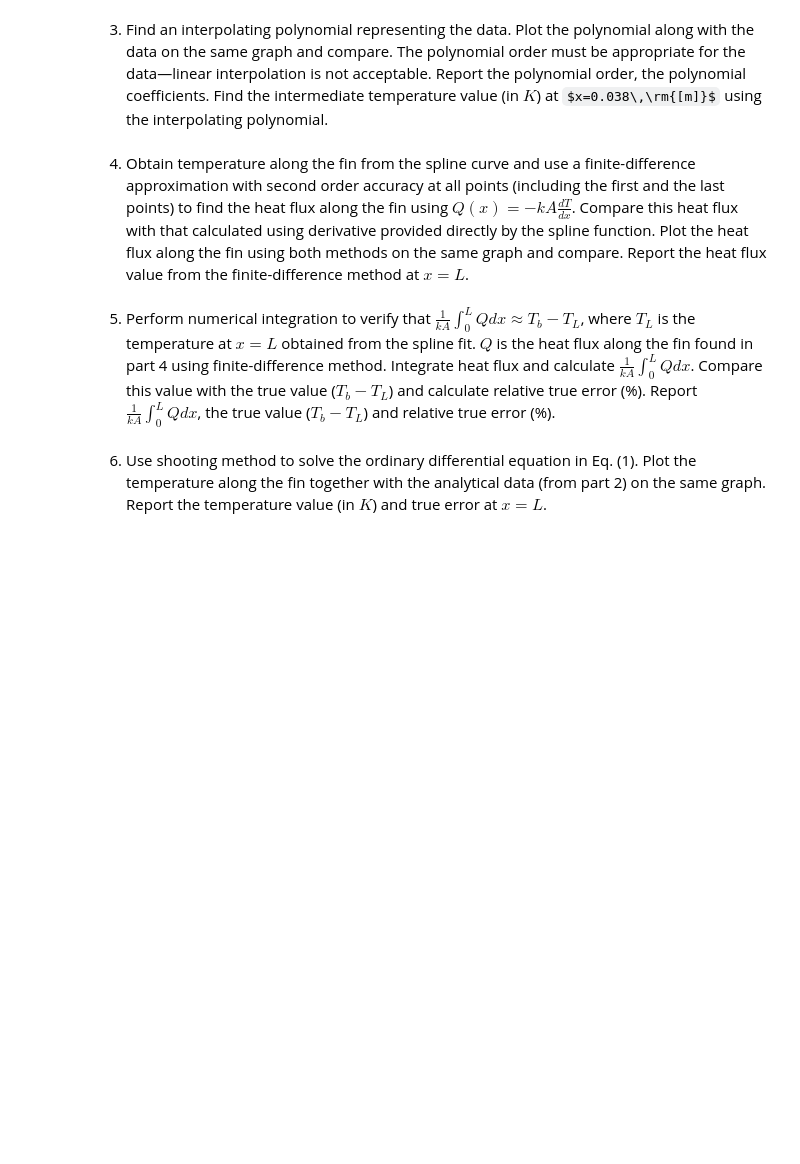
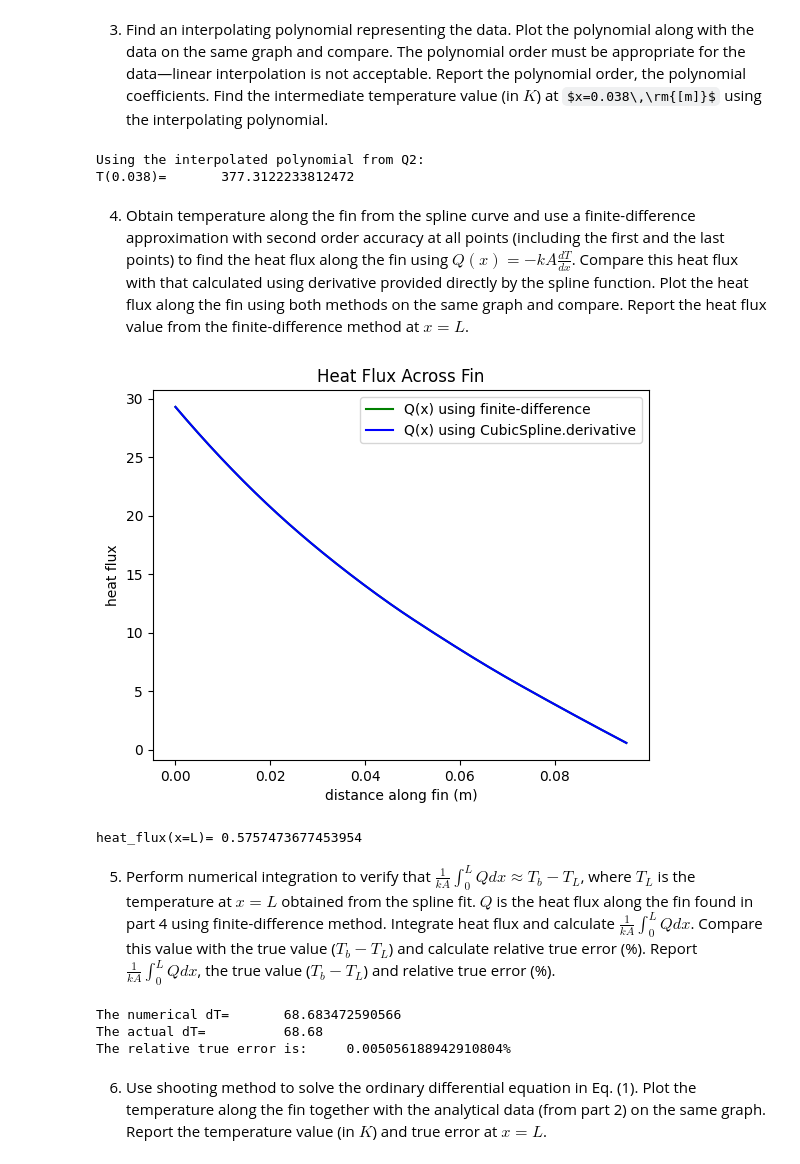
Before and after one commit to JimInput/ME2015, a Jupyter notebook: project/project.ipynb, the cells around one changed output. Drawn from its saved outputs; the diff is of its cells as text; code cells hidden in the pictures; some formulas as TeX source; blank space fills up the shorter version.

```diff
--- a/project/project.ipynb
+++ b/project/project.ipynb
@@ -23,0 +22,26 @@ T=T_{b}\ &\rm{at}&\ x=0 \\
+# %%
+# Answer 1
+import numpy as np
+from scipy import optimize
+
+epsilon = 1e-6
+h = 120 # W/m^2-K
+k = 205 # W/mK
+Tb = 423 # K
+Tamb = 300 # K
+a = 5e-4
+
+Q = lambda mL: -((mL)**(-1/3))*np.tanh(mL)
+
+Q_max = optimize.minimize_scalar(Q, bounds=(0,10))
+
+mL = Q_max.x
+R = ((2*h*a**2)/(k*mL**2))**(1/3)
+L = a/R
+
+A = np.pi*R**2
+P = 2*np.pi*R
+
+print(f"mL\t=\t{mL}")
+print(f"R\t=\t{R}")
+print(f"L\t=\t{L}")
@@ -42,2 +116,9 @@ Plot the polynomial along with the spline curve and the data on the same graph a
+# %%
+# Answer 3
+print("Using the interpolated polynomial from Q2: ")
+print(f"T(0.038)=\t{poly_fit(0.038)}")
+# %% [output]
+Using the interpolated polynomial from Q2:
+T(0.038)=       377.3122233812472
 # %% [markdown]
 4. Obtain temperature along the fin from the spline curve and use a finite-difference approximation with second order accuracy at all points (including the first and the last points) to find the heat flux along the fin using $Q(x)=-kA \frac{dT}{dx}$. Compare this heat flux with that calculated using derivative provided directly by the spline function. Plot the heat flux along the fin using both methods on the same graph and compare. Report the heat flux value from the finite-difference method at $x=L$.
@@ -46,2 +125,24 @@ Plot the polynomial along with the spline curve and the data on the same graph a
+# %%
+# Answer 4
+delta = 0.00001
+# we are using spline fit here
+T_prime_approx = lambda x: (spline_fit(x+delta) - spline_fit(x-delta))/(2*delta)
+T_prime_exact = spline_fit.derivative(1)
+
+Q_approx = lambda x: -k*A*T_prime_approx(x)
+Q_exact = lambda x: -k*A*T_prime_exact(x)
+
+plt.title("Heat Flux Across Fin")
+plt.xlabel("distance along fin (m)")
+plt.ylabel("heat flux")
+plt.plot(x_linspace, Q_approx(x_linspace), color='green', label='Q(x) using finite-difference')
+plt.plot(x_linspace, Q_exact(x_linspace), color='blue', label='Q(x) using CubicSpline.derivative')
+plt.legend()
+plt.show()
+
+print(f"heat_flux(x=L)=\t{Q_approx(L)}")
+# %% [output]
+[figure, added]
+heat_flux(x=L)= 0.5757473677453954
 # %% [markdown]
 5. Perform numerical integration to verify that $\frac{1}{kA}\int_{0}^{L} Q dx \approx T_{b}-T_L$, where $T_L$ is the temperature at $x=L$ obtained from the spline fit. $Q$ is the heat flux along the fin found in part 4 using finite-difference method. Integrate heat flux and calculate $\frac{1}{kA}\int_{0}^{L} Q dx$. Compare this value with the true value ($T_{b}-T_L$) and calculate relative true error (%). Report $\frac{1}{kA}\int_{0}^{L} Q dx$, the true value ($T_{b}-T_L$) and relative true error (%).
@@ -50,2 +149,20 @@ Plot the polynomial along with the spline curve and the data on the same graph a
+# %%
+# Answer 5
+import scipy.integrate as integrate
+
+dt_numerical = 1/(k*A) * integrate.quad(Q_exact, 0, L)[0]
+dt_actual = max(T_data) - min(T_data)
+
+print(f"The numerical dT=\t{dt_numerical}")
+print(f"The actual dT=\t\t{dt_actual}")
+
+absolute_error = np.abs(dt_actual-dt_numerical)
+relative_error = absolute_error/dt_actual
+
+print(f"The relative true error is:\t{relative_error*100}%")
+# %% [output]
+The numerical dT=       68.683472590566
+The actual dT=          68.68
+The relative true error is:     0.005056188942910804%
 # %% [markdown]
 6. Use shooting method to solve the ordinary differential equation in Eq. (1). Plot the temperature along the fin together with the analytical data (from part 2) on the same graph. Report the temperature value (in $K$) and true error at $x=L$.
```
Also changed, not shown: parts of 10 cells of this notebook, 2 other files.
